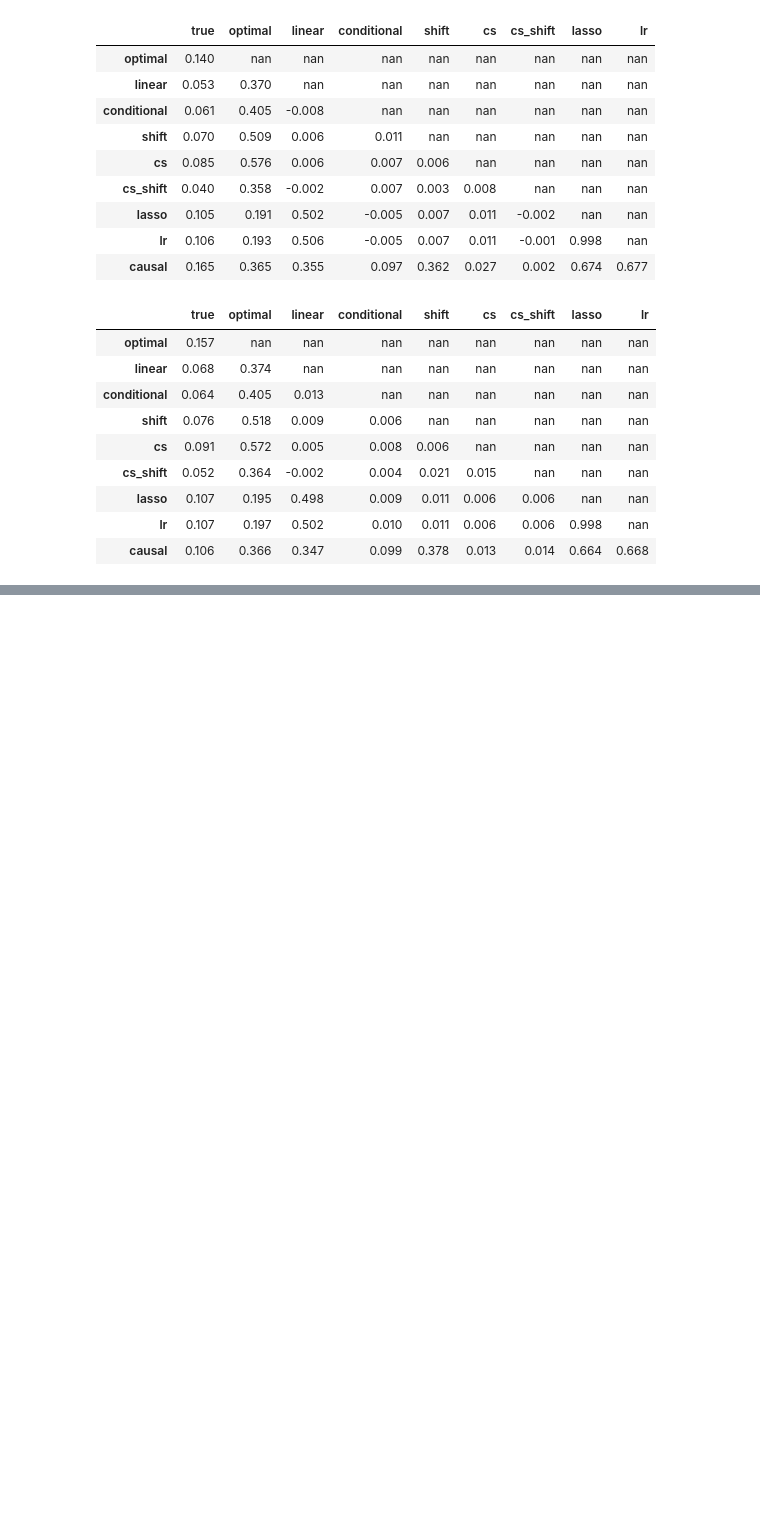
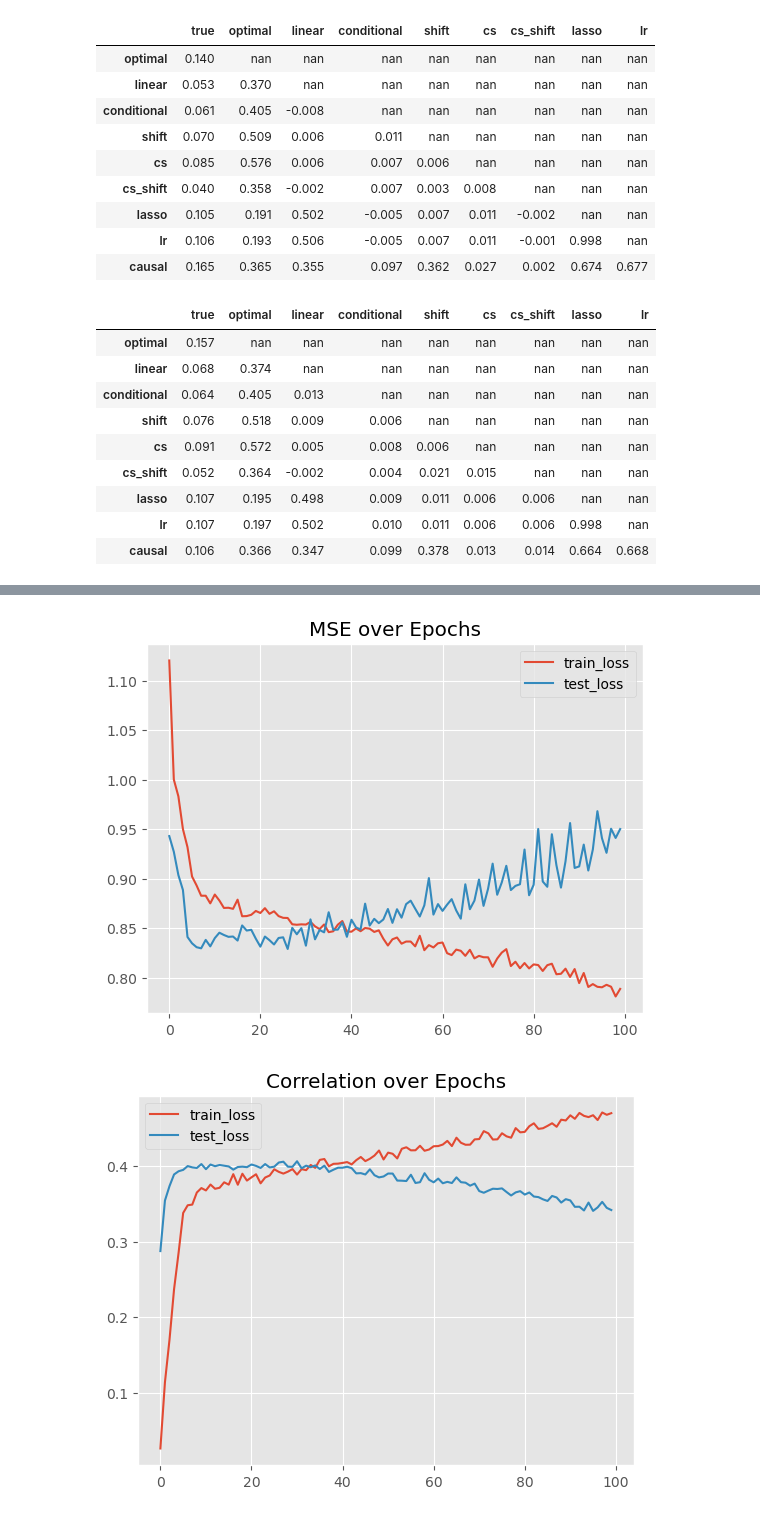
Before and after one commit to cyrilgarcia009/TSNN, a Jupyter notebook: notebooks/generators.ipynb, the cells around one changed output, grey strips where cells are left out. Saved outputs shown, nothing was run; the diff lists cells and outputs as text; code cells hidden in the pictures; blank space fills up the shorter version.

```diff
--- a/notebooks/generators.ipynb
+++ b/notebooks/generators.ipynb
@@ -1304,0 +1446,8 @@ comp.correl(z, mode='test')
+# %%
+models_linear = {'lasso': ml_benchmarks.LassoBenchmark()}
+# %%
+def causal_mask(b, h, q_idx, kv_idx):
+    return q_idx >= kv_idx
+
+mask = causal_mask
+mask = build_attention_mask(mask, 10, device=device)
@@ -1304,0 +1462,72 @@ comp.correl(z, mode='test')
+# %%
+for c in [0.1,
+          # 0.05, 0.03,
+          0.01]:
+    @dataclass
+    class Config:
+        T: int = 3000
+        n_ts: int = 10
+        n_f: int = 40
+        pct_zero_corr: float = 0.5
+        split_conditional: float = 0.0
+        split_shift: float = 0.0
+        split_seasonal: float = 0.0
+        split_cs: float = 0.0
+        split_cs_shift: float = 0.0
+        low_corr: float = c
+        high_corr: float = c
+    z = generators.Generator(Config.T, Config.n_ts, Config.n_f)
+    z.generate_dataset(pct_zero_corr = Config.pct_zero_corr,
+                  split_conditional = Config.split_conditional,
+                  split_shift = Config.split_shift,
+                  split_seasonal = Config.split_seasonal,
+                  split_cs=Config.split_cs,
+                  split_cs_shift=Config.split_cs_shift,
+                  low_corr=Config.low_corr,
+                  high_corr=Config.high_corr)
+
+    z.get_dataloader()
+    for k in models_linear:
+        models_linear[k].fit(z.train)
+
+
+    # models_torch = {
+    #       'temporal_transformer': TransformerEncoderModel(Config.n_ts, Config.n_f, 10, mask=mask, dropout=0.5, num_layers=1, sparsify=None).to(device),
+    #       # 'temporal_transformer_s': TransformerEncoderModel(Config.n_ts, Config.n_f, 10, mask=mask, dropout=0.5, num_layers=1, sparsify=keep_topk_per_row).to(device),
+    #       'dual_transformer': DualAttentionTransformer(Config.n_ts, Config.n_f, 10, mask=mask, dropout=0.5, dim_feedforward=128, sparsify=None).to(device),
+    #       # 'dual_transformer_s': DualAttentionTransformer(Config.n_ts, Config.n_f, 10, mask=mask, dropout=0.5, dim_feedforward=128, sparsify=keep_topk_per_row).to(device),
+    #       'alternating_transformer': AlternatingDualAttentionTransformer(Config.n_ts, Config.n_f, 10, mask=mask, dropout=0.5, dim_feedforward=128, sparsify=keep_topk_per_row).to(device),
+    #       # 'alternating_transformer_s': AlternatingDualAttentionTransformer(Config.n_ts, Config.n_f, 10, mask=mask, dropout=0.5, dim_feedforward=128, sparsify=keep_topk_per_row).to(device)
+    #            }
+
+    models_torch = {
+          # 'temporal_transformer': models.OneDimensionalTransformer(Config.n_ts, Config.n_f, 10, mask=mask, attn_direction='T',
+          #                                                          dropout=0.5, num_mlp_layers=4, sparsify=None).to(device),
+          # 'temporal_transformer_s': TransformerEncoderModel(Config.n_ts, Config.n_f, 10, mask=mask, dropout=0.5, num_layers=1, sparsify=keep_topk_per_row).to(device),
+          'dual_transformer': models.CustomBiDimensionalTransformer(Config.n_ts, Config.n_f, 10, mask=mask, layers='TC',
+                                                                    dropout=0.5, dim_feedforward=256, sparsify=None).to(device),
+          # 'dual_transformer_s': DualAttentionTransformer(Config.n_ts, Config.n_f, 10, mask=mask, dropout=0.5, dim_feedforward=128, sparsify=keep_topk_per_row).to(device),
+          'alternating_transformer': models.CustomBiDimensionalTransformer(Config.n_ts, Config.n_f, 10, mask=mask, layers='TCTC',
+                                                                    dropout=0.5, dim_feedforward=256, sparsify=None).to(device),
+          # 'alternating_transformer_s': AlternatingDualAttentionTransformer(Config.n_ts, Config.n_f, 10, mask=mask, dropout=0.5, dim_feedforward=128, sparsify=keep_topk_per_row).to(device)
+               }
+
+
+    # optimizer = torch.optim.AdamW(m.parameters(), lr=0.001)
+
+    models_torch = {k: torch_benchmarks.TorchWrapper(models_torch[k], optimizer=torch.optim.AdamW(models_torch[k].parameters(), lr=0.001)) for k in models_torch}
+
+
+    z.get_dataloader(n_rolling=10)
+    for k in models_torch:
+        models_torch[k].fit(z.train, test=z.test, epochs=100)
+
+
+
+    comp = benchmark_comparison.Comparator(models=[models_linear[k] for k in models_linear] + [models_torch[k] for k in models_torch],
+                                           model_names=[k for k in models_linear] + [k for k in models_torch])
+    display(comp.correl(z, mode='train'))
+    display(comp.correl(z, mode='test'))
+# %% [output]
+[figure, added]
+[figure, added]
```
Also changed, not shown: parts of 20 cells of this notebook.
